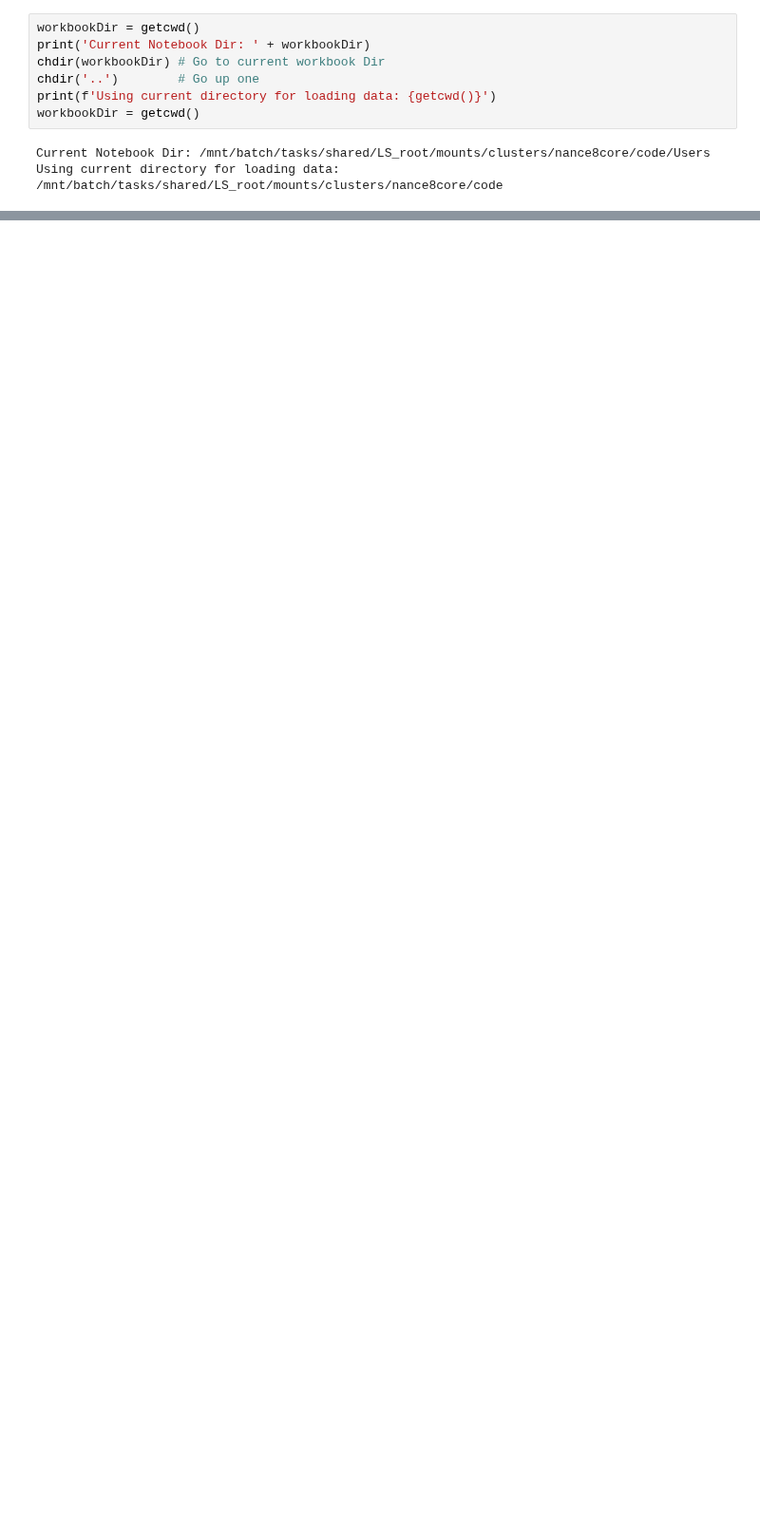
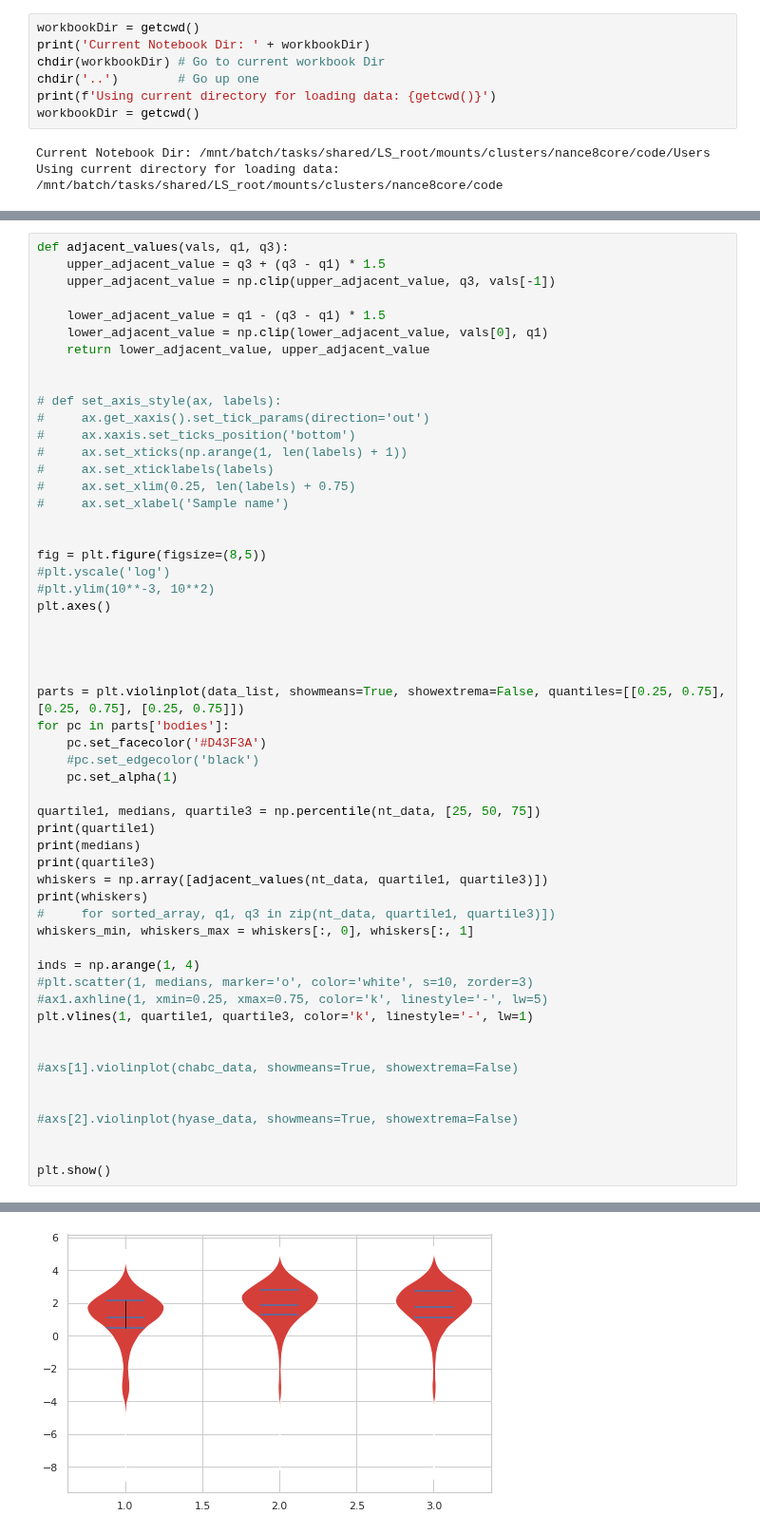
Before and after one commit to Nance-Lab/diff_predictor, a Jupyter notebook: notebooks/Deff_analysis.ipynb, the cells around one changed output, grey strips where cells are left out. Shown at 95% size. Saved outputs shown, nothing was run; the diff lists cells and outputs as text; blank space fills up the shorter version.

```diff
--- a/notebooks/Deff_analysis.ipynb
+++ b/notebooks/Deff_analysis.ipynb
@@ -147,0 +130,56 @@ starting: msd_ChABC_brain_1_slice_2_vid_5.csv
+# %%
+def adjacent_values(vals, q1, q3):
+    upper_adjacent_value = q3 + (q3 - q1) * 1.5
+    upper_adjacent_value = np.clip(upper_adjacent_value, q3, vals[-1])
+
+    lower_adjacent_value = q1 - (q3 - q1) * 1.5
+    lower_adjacent_value = np.clip(lower_adjacent_value, vals[0], q1)
+    return lower_adjacent_value, upper_adjacent_value
+
+
+# def set_axis_style(ax, labels):
+#     ax.get_xaxis().set_tick_params(direction='out')
+#     ax.xaxis.set_ticks_position('bottom')
+#     ax.set_xticks(np.arange(1, len(labels) + 1))
+#     ax.set_xticklabels(labels)
+#     ax.set_xlim(0.25, len(labels) + 0.75)
+#     ax.set_xlabel('Sample name')
+
+
+fig = plt.figure(figsize=(8,5))
+#plt.yscale('log')
+#plt.ylim(10**-3, 10**2)
+plt.axes()
+
+
+
+
+parts = plt.violinplot(data_list, showmeans=True, showextrema=False, quantiles=[[0.25, 0.75], [0.25, 0.75], [0.25, 0.75]])
+for pc in parts['bodies']:
+    pc.set_facecolor('#D43F3A')
+    #pc.set_edgecolor('black')
+    pc.set_alpha(1)
+
+quartile1, medians, quartile3 = np.percentile(nt_data, [25, 50, 75])
+print(quartile1)
+print(medians)
+print(quartile3)
+whiskers = np.array([adjacent_values(nt_data, quartile1, quartile3)])
+print(whiskers)
+#     for sorted_array, q1, q3 in zip(nt_data, quartile1, quartile3)])
+whiskers_min, whiskers_max = whiskers[:, 0], whiskers[:, 1]
+
+inds = np.arange(1, 4)
+#plt.scatter(1, medians, marker='o', color='white', s=10, zorder=3)
+#ax1.axhline(1, xmin=0.25, xmax=0.75, color='k', linestyle='-', lw=5)
+plt.vlines(1, quartile1, quartile3, color='k', linestyle='-', lw=1)
+
+
+#axs[1].violinplot(chabc_data, showmeans=True, showextrema=False)
+
+
+#axs[2].violinplot(hyase_data, showmeans=True, showextrema=False)
+
+
+plt.show()
+# %% [output]
@@ -147,0 +190 @@ starting: msd_ChABC_brain_1_slice_2_vid_5.csv
+[figure, added]
```
Also changed, not shown: parts of 17 cells of this notebook, 12 other files.
